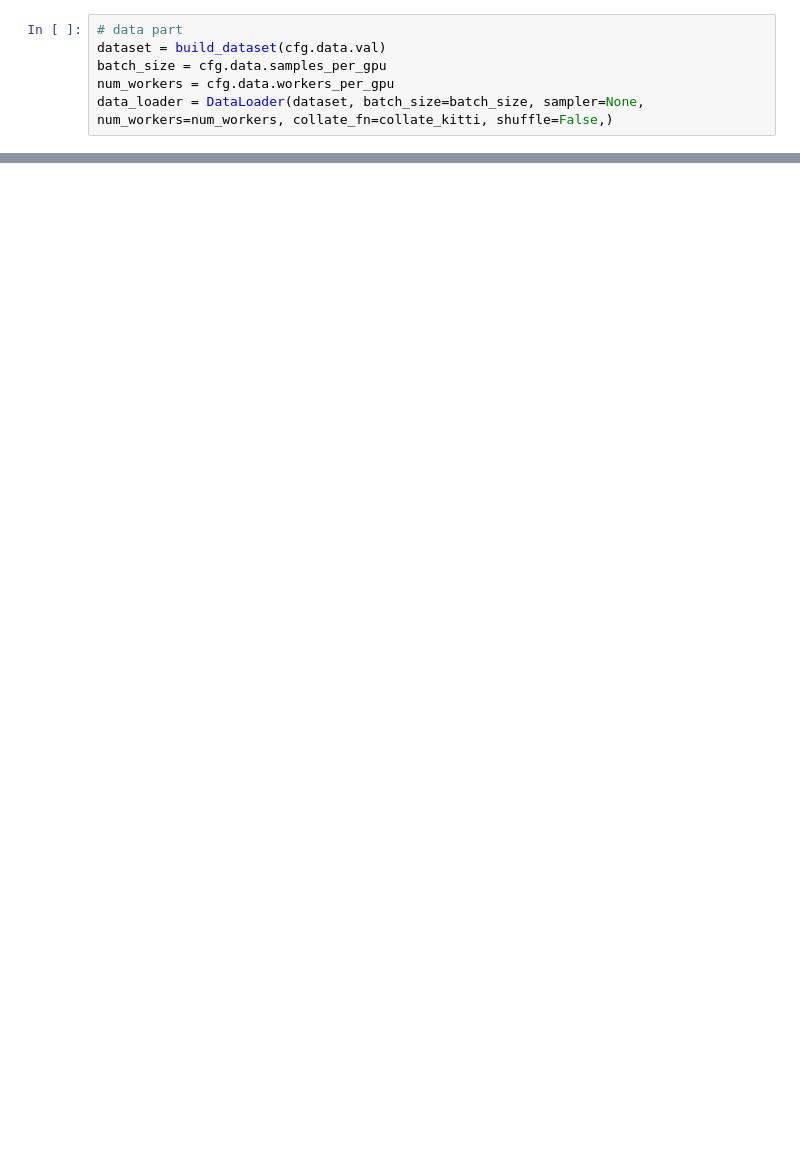
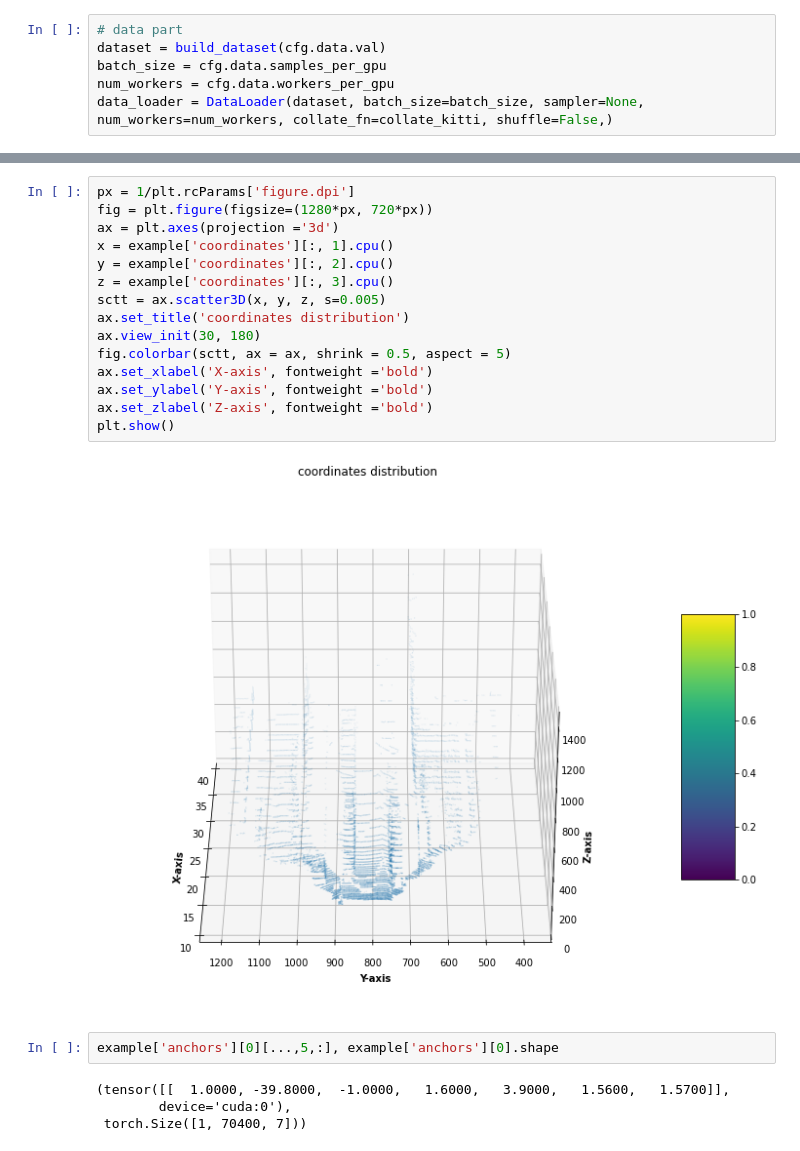
Before and after one commit to heweweh/SE-SSD, a Jupyter notebook: tools/se-ssd.ipynb, the cells around one changed output, grey strips where cells are left out. Cells and saved outputs as stored; diff of their text form; blank space fills up the shorter version.

```diff
--- a/tools/se-ssd.ipynb
+++ b/tools/se-ssd.ipynb
@@ -100,0 +134,23 @@ results_dict
+# %%
+px = 1/plt.rcParams['figure.dpi']
+fig = plt.figure(figsize=(1280*px, 720*px))
+ax = plt.axes(projection ='3d')
+x = example['coordinates'][:, 1].cpu()
+y = example['coordinates'][:, 2].cpu()
+z = example['coordinates'][:, 3].cpu()
+sctt = ax.scatter3D(x, y, z, s=0.005)
+ax.set_title('coordinates distribution')
+ax.view_init(30, 180)
+fig.colorbar(sctt, ax = ax, shrink = 0.5, aspect = 5)
+ax.set_xlabel('X-axis', fontweight ='bold')
+ax.set_ylabel('Y-axis', fontweight ='bold')
+ax.set_zlabel('Z-axis', fontweight ='bold')
+plt.show()
+# %% [output]
+[figure, added]
+# %%
+example['anchors'][0][...,5,:], example['anchors'][0].shape
+# %% [output]
+(tensor([[  1.0000, -39.8000,  -1.0000,   1.6000,   3.9000,   1.5600,   1.5700]],
+        device='cuda:0'),
+ torch.Size([1, 70400, 7]))
```
Also changed, not shown: parts of 33 cells of this notebook, 3 other files.
